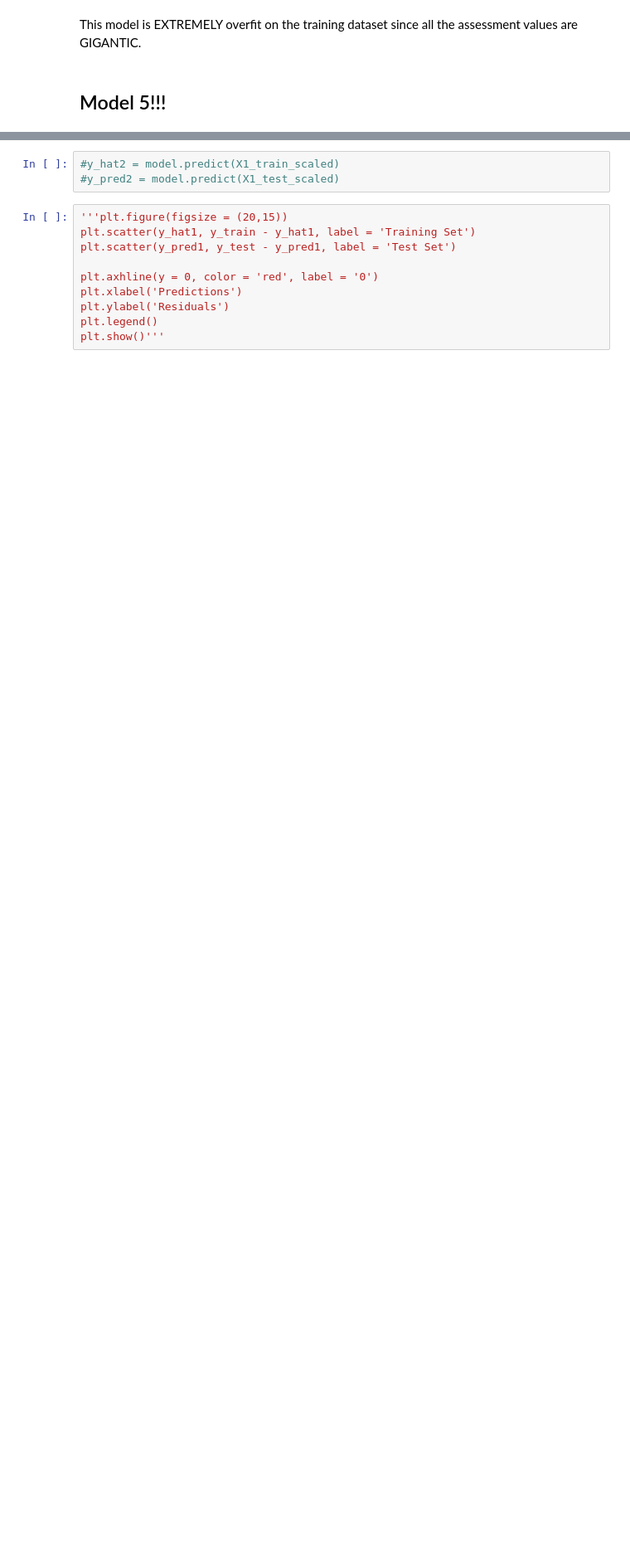
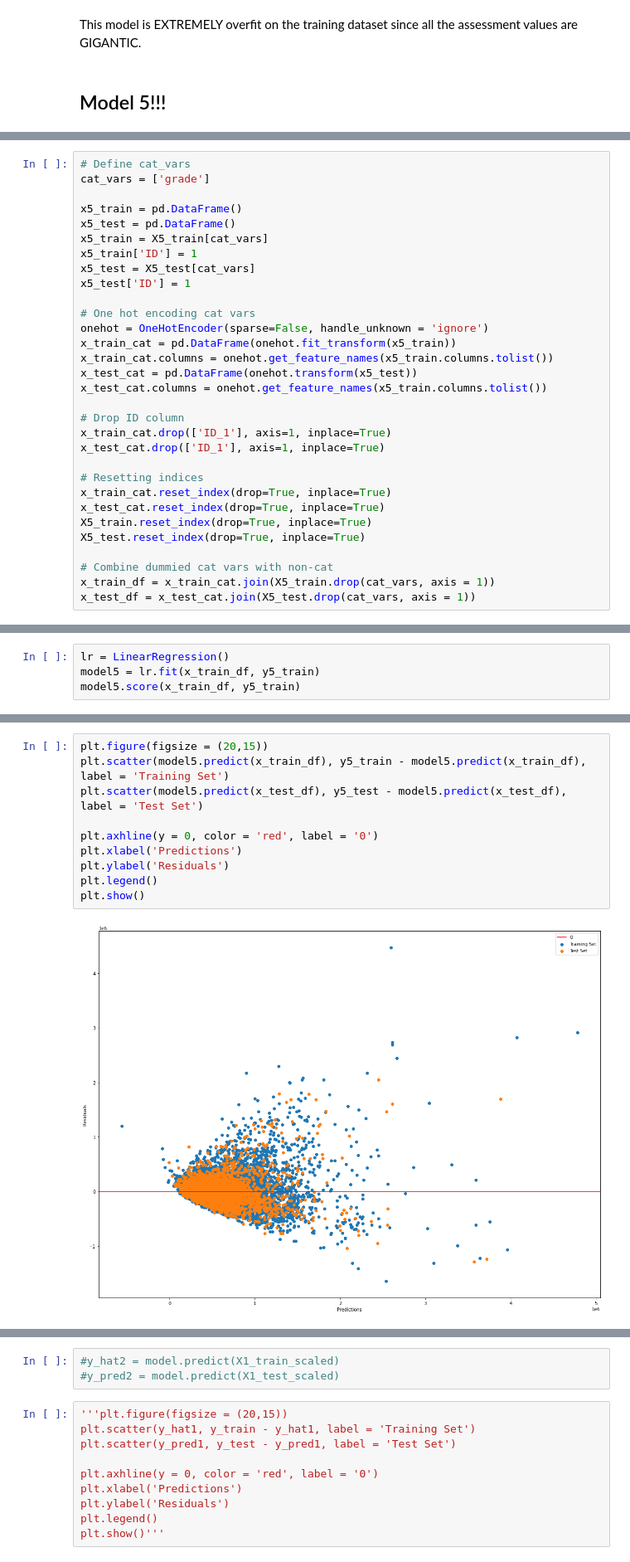
Before and after one commit to NaavSD/House-Plan-Analysis, a Jupyter notebook: Project 2 Notebook.ipynb, the cells around one changed output, grey strips where cells are left out. Shown at 83% size. Cells and saved outputs as stored; diff of their text form; blank space fills up the shorter version.

Commit message:
Added models 4 and 5, general cleanup

```diff
--- a/Project 2 Notebook.ipynb
+++ b/Project 2 Notebook.ipynb
@@ -939,0 +956,31 @@ This model is EXTREMELY overfit on the training dataset since all the assessment
+# %%
+# Define cat_vars
+cat_vars = ['grade']
+
+x5_train = pd.DataFrame()
+x5_test = pd.DataFrame()
+x5_train = X5_train[cat_vars]
+x5_train['ID'] = 1
+x5_test = X5_test[cat_vars]
+x5_test['ID'] = 1
+
+# One hot encoding cat vars
+onehot = OneHotEncoder(sparse=False, handle_unknown = 'ignore')
+x_train_cat = pd.DataFrame(onehot.fit_transform(x5_train))
+x_train_cat.columns = onehot.get_feature_names(x5_train.columns.tolist())
+x_test_cat = pd.DataFrame(onehot.transform(x5_test))
+x_test_cat.columns = onehot.get_feature_names(x5_train.columns.tolist())
+
+# Drop ID column
+x_train_cat.drop(['ID_1'], axis=1, inplace=True)
+x_test_cat.drop(['ID_1'], axis=1, inplace=True)
+
+# Resetting indices
+x_train_cat.reset_index(drop=True, inplace=True)
+x_test_cat.reset_index(drop=True, inplace=True)
+X5_train.reset_index(drop=True, inplace=True)
+X5_test.reset_index(drop=True, inplace=True)
+
+# Combine dummied cat vars with non-cat
+x_train_df = x_train_cat.join(X5_train.drop(cat_vars, axis = 1))
+x_test_df = x_test_cat.join(X5_test.drop(cat_vars, axis = 1))
@@ -939,0 +1014,4 @@ This model is EXTREMELY overfit on the training dataset since all the assessment
+# %%
+lr = LinearRegression()
+model5 = lr.fit(x_train_df, y5_train)
+model5.score(x_train_df, y5_train)
@@ -939,0 +1054,12 @@ This model is EXTREMELY overfit on the training dataset since all the assessment
+# %%
+plt.figure(figsize = (20,15))
+plt.scatter(model5.predict(x_train_df), y5_train - model5.predict(x_train_df), label = 'Training Set')
+plt.scatter(model5.predict(x_test_df), y5_test - model5.predict(x_test_df), label = 'Test Set')
+
+plt.axhline(y = 0, color = 'red', label = '0')
+plt.xlabel('Predictions')
+plt.ylabel('Residuals')
+plt.legend()
+plt.show()
+# %% [output]
+[figure, added]
```
Also changed, not shown: parts of 28 cells of this notebook, 8 other files.
